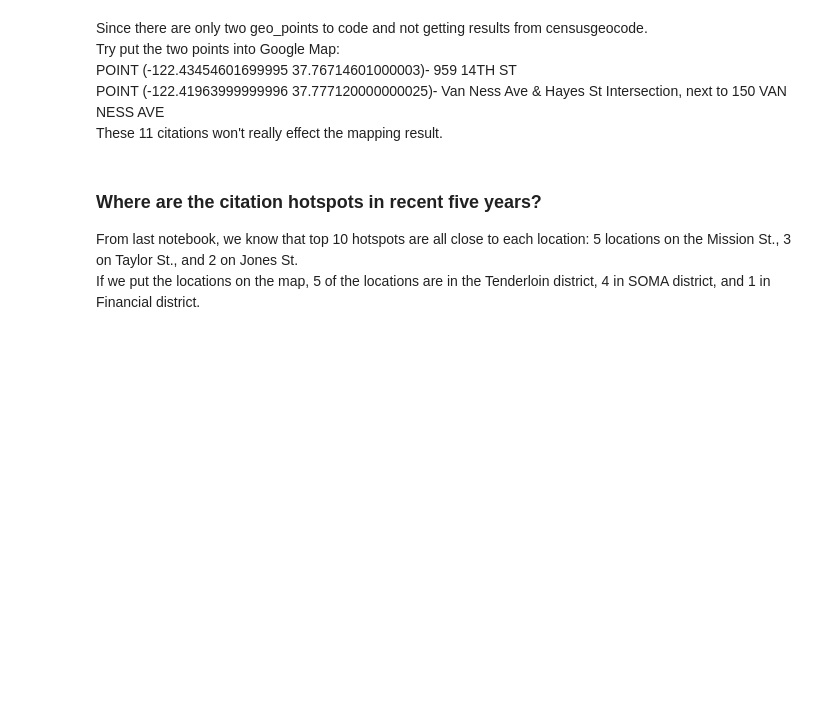
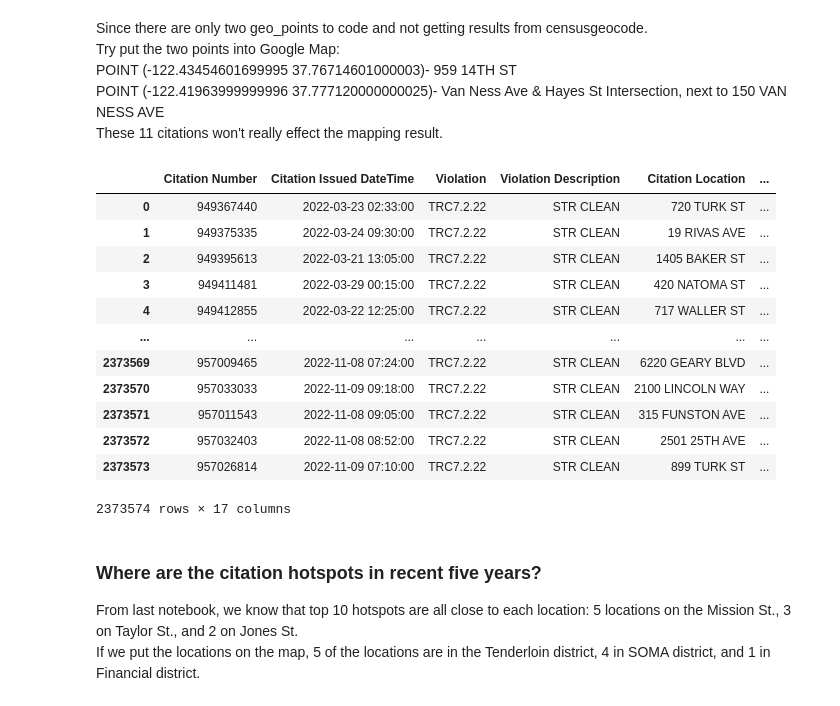
Before and after one commit to jiyuntsai/sf-parking-citation, a Jupyter notebook: 03_st-cleaning-map.ipynb, the cells around one changed output. Saved outputs shown, nothing was run; the diff lists cells and outputs as text; code cells hidden in the pictures; blank space fills up the shorter version.

Commit message:
clean addresses

```diff
--- a/03_st-cleaning-map.ipynb
+++ b/03_st-cleaning-map.ipynb
@@ -182,3 +186,20 @@ These 11 citations won't really effect the mapping result.
+# %%
+# See whole dataframe. Noted: 'Location_new' did not change
+st_cleaning_map
+# %% [output]
+|  | Citation Number | Citation Issued DateTime | Violation | Violation Description | Citation Location | ... |
+| 0 | 949367440 | 2022-03-23 02:33:00 | TRC7.2.22 | STR CLEAN | 720 TURK ST | ... |
+| 1 | 949375335 | 2022-03-24 09:30:00 | TRC7.2.22 | STR CLEAN | 19 RIVAS AVE | ... |
+| 2 | 949395613 | 2022-03-21 13:05:00 | TRC7.2.22 | STR CLEAN | 1405 BAKER ST | ... |
+| 3 | 949411481 | 2022-03-29 00:15:00 | TRC7.2.22 | STR CLEAN | 420 NATOMA ST | ... |
+| 4 | 949412855 | 2022-03-22 12:25:00 | TRC7.2.22 | STR CLEAN | 717 WALLER ST | ... |
+| ... | ... | ... | ... | ... | ... | ... |
+| 2373569 | 957009465 | 2022-11-08 07:24:00 | TRC7.2.22 | STR CLEAN | 6220 GEARY BLVD | ... |
+| 2373570 | 957033033 | 2022-11-09 09:18:00 | TRC7.2.22 | STR CLEAN | 2100 LINCOLN WAY | ... |
+| 2373571 | 957011543 | 2022-11-08 09:05:00 | TRC7.2.22 | STR CLEAN | 315 FUNSTON AVE | ... |
+| 2373572 | 957032403 | 2022-11-08 08:52:00 | TRC7.2.22 | STR CLEAN | 2501 25TH AVE | ... |
+| 2373573 | 957026814 | 2022-11-09 07:10:00 | TRC7.2.22 | STR CLEAN | 899 TURK ST | ... |
+2373574 rows × 17 columns
 # %% [markdown]
 ### Where are the citation hotspots in recent five years?
 From last notebook, we know that top 10 hotspots are all close to each location: 5 locations on the Mission St., 3 on Taylor St., and 2 on Jones St.
```
Also changed, not shown: parts of 7 cells of this notebook.
